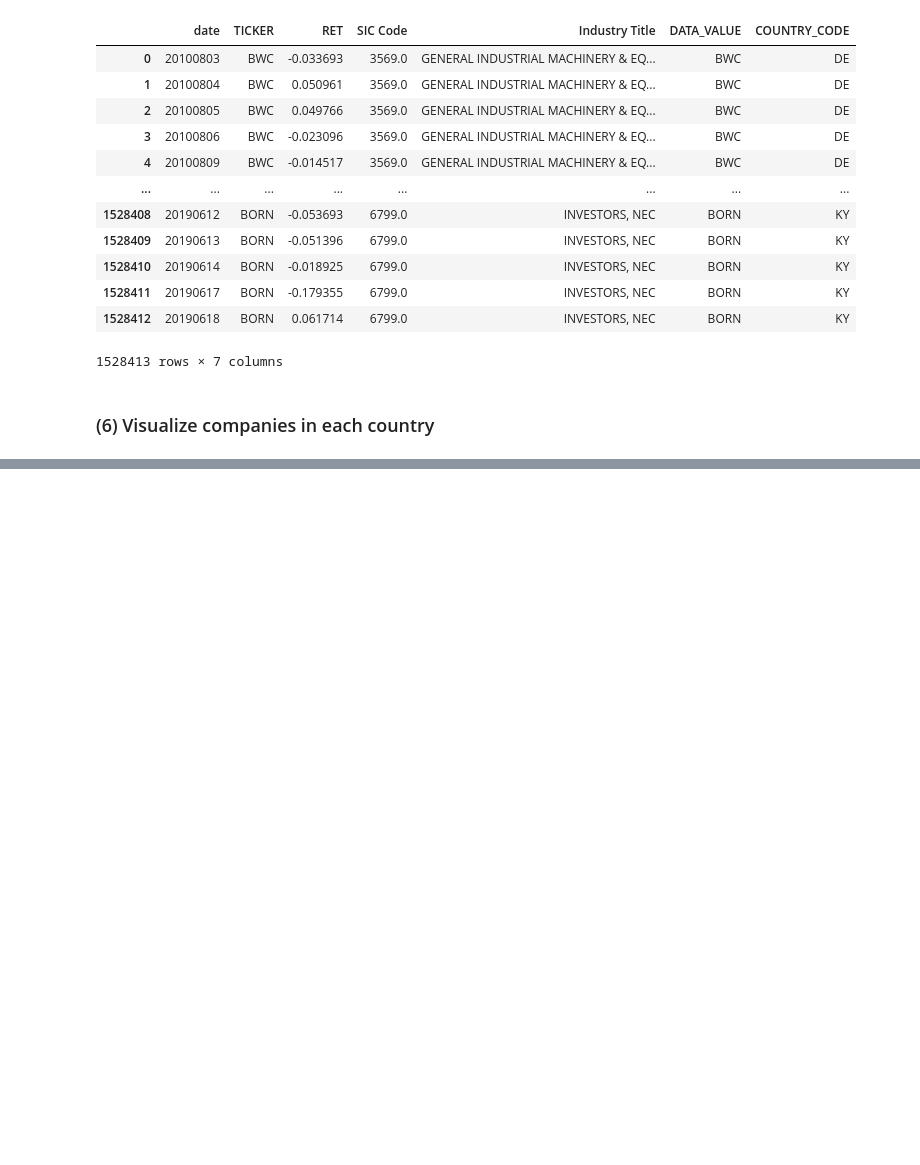
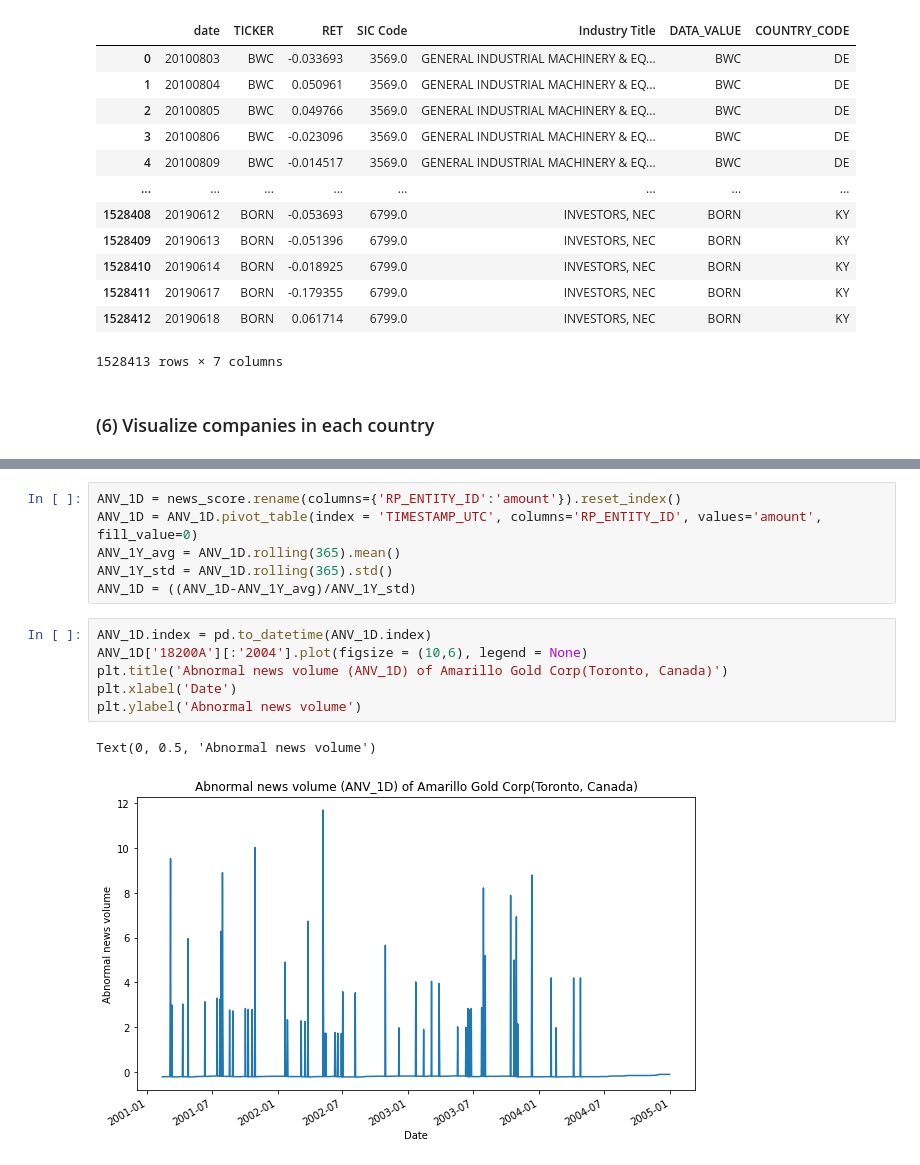
Before and after one commit to ckykevin/Enhanced_pair_trading, a Jupyter notebook: data preprocessing.ipynb, the cells around one changed output, grey strips where cells are left out. Cells and saved outputs as stored; diff of their text form; blank space fills up the shorter version.

```diff
--- a/data preprocessing.ipynb
+++ b/data preprocessing.ipynb
@@ -221,0 +258,15 @@ Text(0.5, 1.0, 'Return')
+# %%
+ANV_1D = news_score.rename(columns={'RP_ENTITY_ID':'amount'}).reset_index()
+ANV_1D = ANV_1D.pivot_table(index = 'TIMESTAMP_UTC', columns='RP_ENTITY_ID', values='amount', fill_value=0)
+ANV_1Y_avg = ANV_1D.rolling(365).mean()
+ANV_1Y_std = ANV_1D.rolling(365).std()
+ANV_1D = ((ANV_1D-ANV_1Y_avg)/ANV_1Y_std)
+# %%
+ANV_1D.index = pd.to_datetime(ANV_1D.index)
+ANV_1D['18200A'][:'2004'].plot(figsize = (10,6), legend = None)
+plt.title('Abnormal news volume (ANV_1D) of Amarillo Gold Corp(Toronto, Canada)')
+plt.xlabel('Date')
+plt.ylabel('Abnormal news volume')
+# %% [output]
+Text(0, 0.5, 'Abnormal news volume')
+[figure, added]
```
Also changed, not shown: parts of 5 cells of this notebook.
